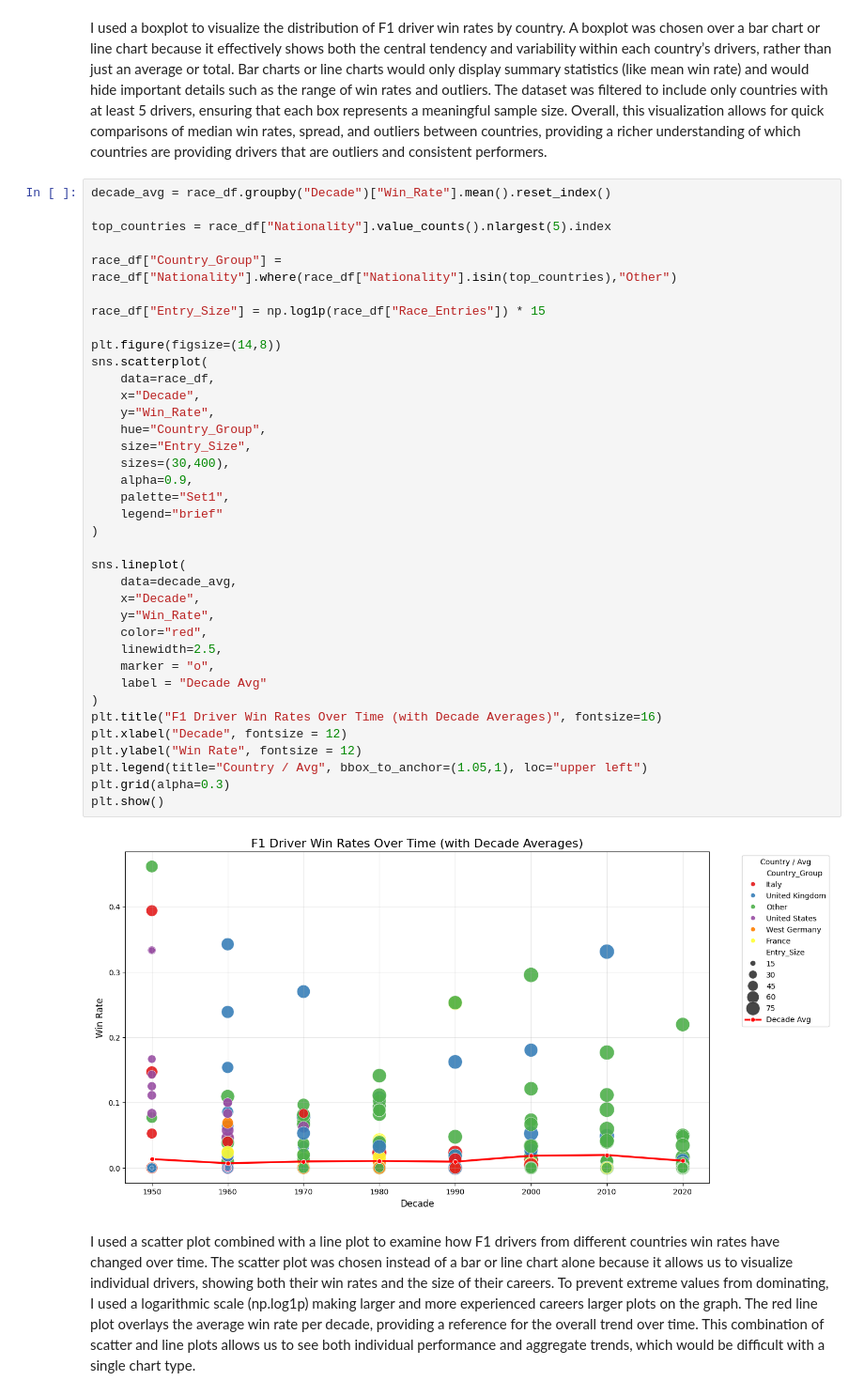
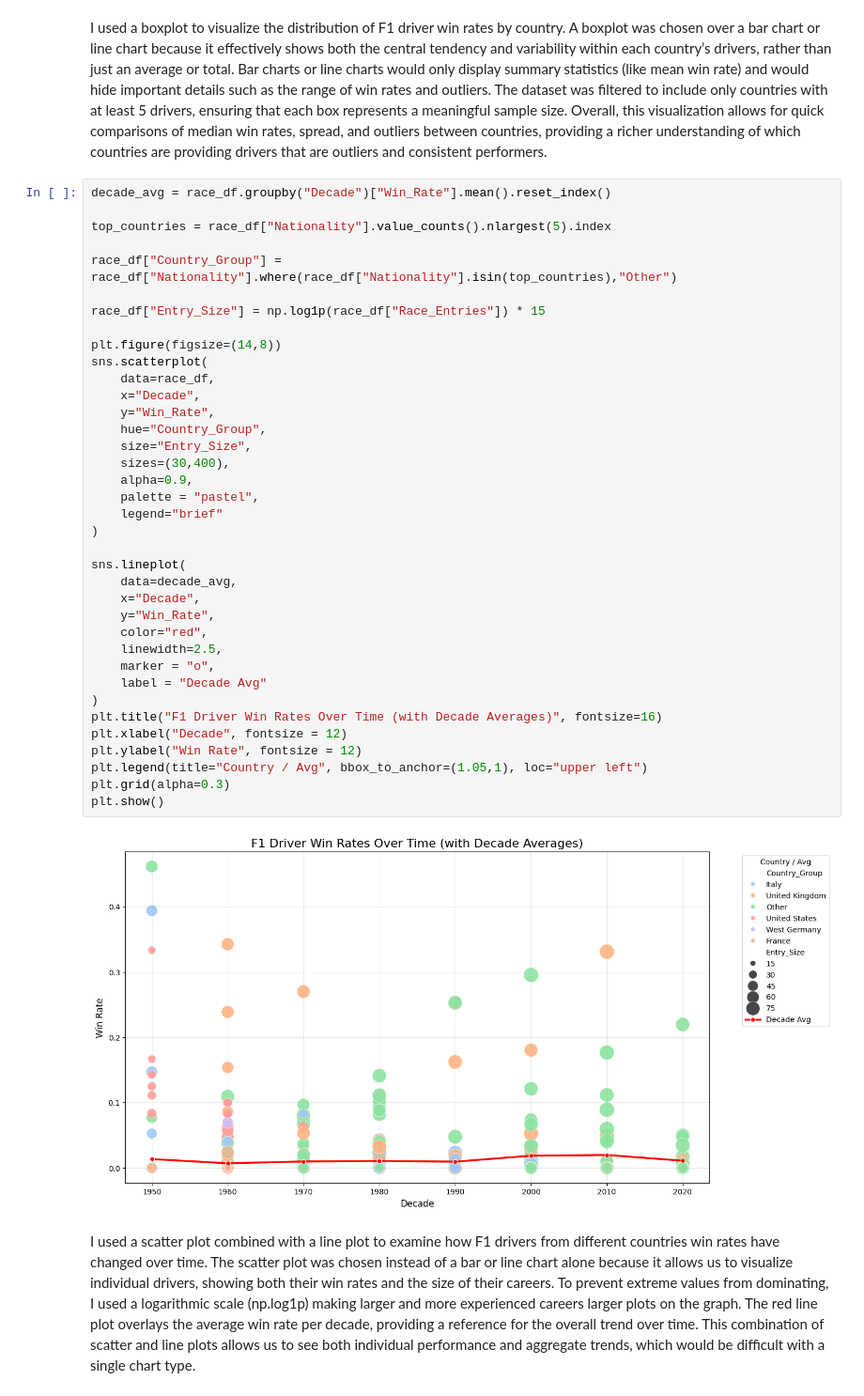
Before and after one commit to ryakkalauncc/4122project1, a Jupyter notebook: ITCS4122Project1.ipynb, the cells around one changed output. Shown: that part at 94% size. Cells and saved outputs as stored; diff of their text form.

```diff
--- a/ITCS4122Project1.ipynb
+++ b/ITCS4122Project1.ipynb
@@ -131,35 +131,35 @@ race_df["Country_Group"] = race_df["Nationality"].where(race_df["Nationality"].i
 race_df["Entry_Size"] = np.log1p(race_df["Race_Entries"]) * 15
 
 plt.figure(figsize=(14,8))
 sns.scatterplot(
     data=race_df,
     x="Decade",
     y="Win_Rate",
     hue="Country_Group",
     size="Entry_Size",
     sizes=(30,400),
     alpha=0.9,
-    palette="Set1",
+    palette = "pastel",
     legend="brief"
 )
 
 sns.lineplot(
     data=decade_avg,
     x="Decade",
     y="Win_Rate",
     color="red",
     linewidth=2.5,
     marker = "o",
     label = "Decade Avg"
 )
 plt.title("F1 Driver Win Rates Over Time (with Decade Averages)", fontsize=16)
 plt.xlabel("Decade", fontsize = 12)
 plt.ylabel("Win Rate", fontsize = 12)
 plt.legend(title="Country / Avg", bbox_to_anchor=(1.05,1), loc="upper left")
 plt.grid(alpha=0.3)
 plt.show()
 # %% [output]
-[figure, old version]
+[figure, new version]
 # %% [markdown]
 I used a scatter plot combined with a line plot to examine how F1 drivers from
 different countries win rates have changed over time. The scatter plot was chosen instead of a bar or line chart alone because it allows us to visualize individual drivers, showing both their win rates and the size of their careers.
```
Also changed, not shown: parts of 2 cells of this notebook.
